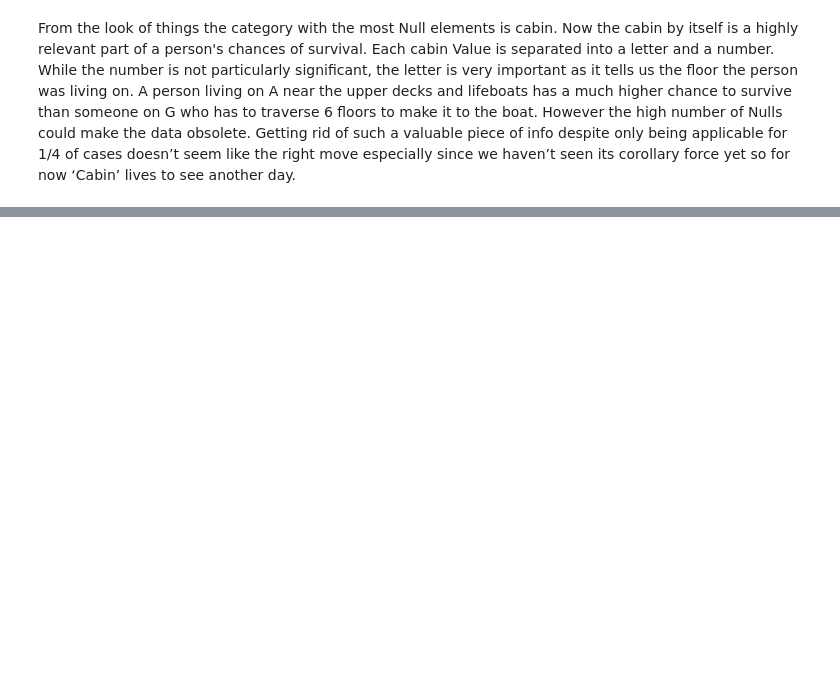
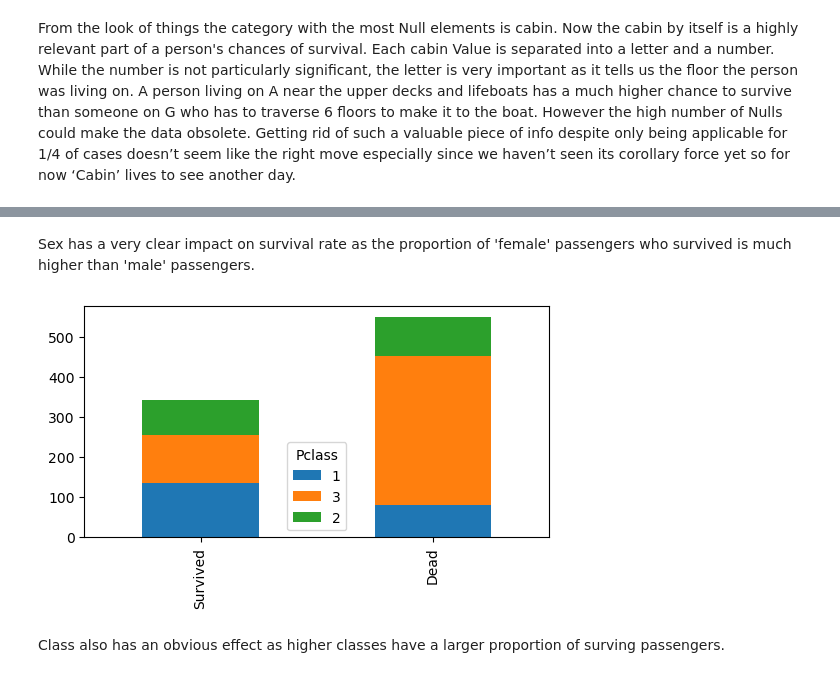
Before and after one commit to danielvasilevko/DataScience_Projects, a Jupyter notebook: Titanic_Survival_Model/Titanic_Survive.ipynb, the cells around one changed output, grey strips where cells are left out. Cells and saved outputs as stored; diff of their text form; code cells hidden in the pictures; blank space fills up the shorter version.

```diff
--- a/Titanic_Survival_Model/Titanic_Survive.ipynb
+++ b/Titanic_Survival_Model/Titanic_Survive.ipynb
@@ -130,0 +100,12 @@ train_data
+# %% [markdown]
+Sex has a very clear impact on survival rate as the proportion of 'female' passengers who survived is much higher than 'male' passengers.
+# %%
+survived = train_data[train_data['Survived']==1]['Pclass'].value_counts()
+dead = train_data[train_data['Survived']==0]['Pclass'].value_counts()
+df = pd.DataFrame([survived,dead])
+df.index = ['Survived','Dead']
+bar = df.plot(kind='bar',stacked=True, figsize=(6,3))
+# %% [output]
+[figure, added]
+# %% [markdown]
+Class also has an obvious effect as higher classes have a larger proportion of surving passengers.
```
Also changed, not shown: parts of 15 cells of this notebook.
